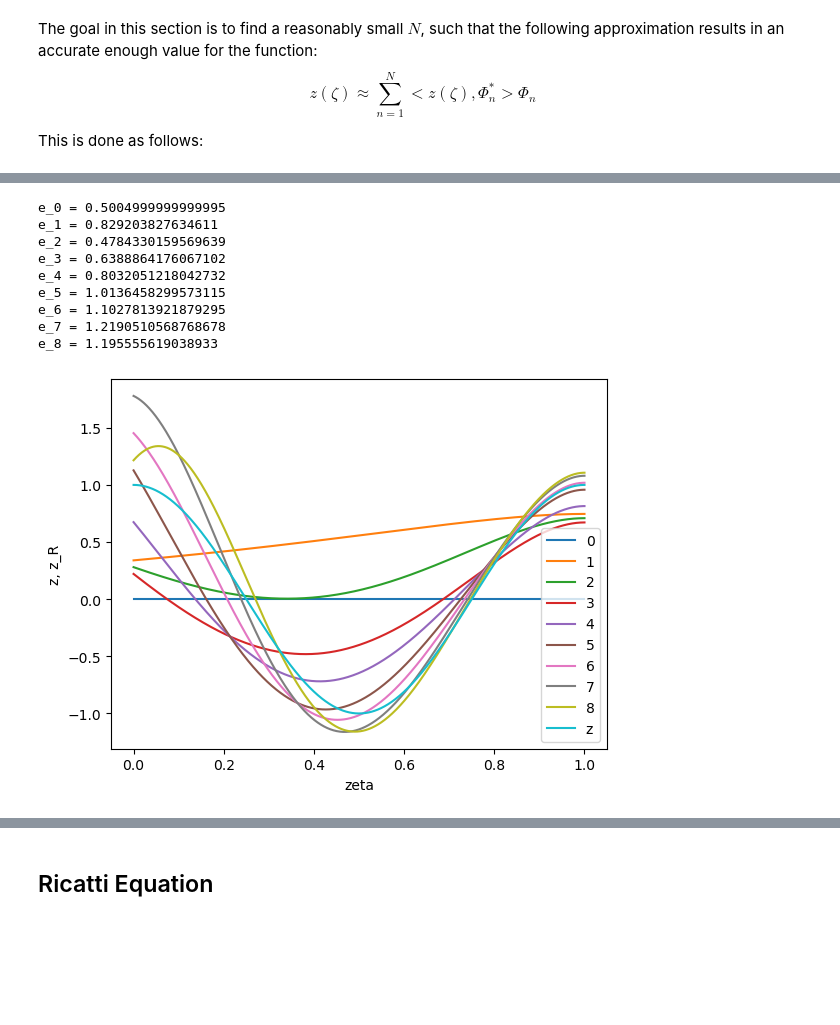
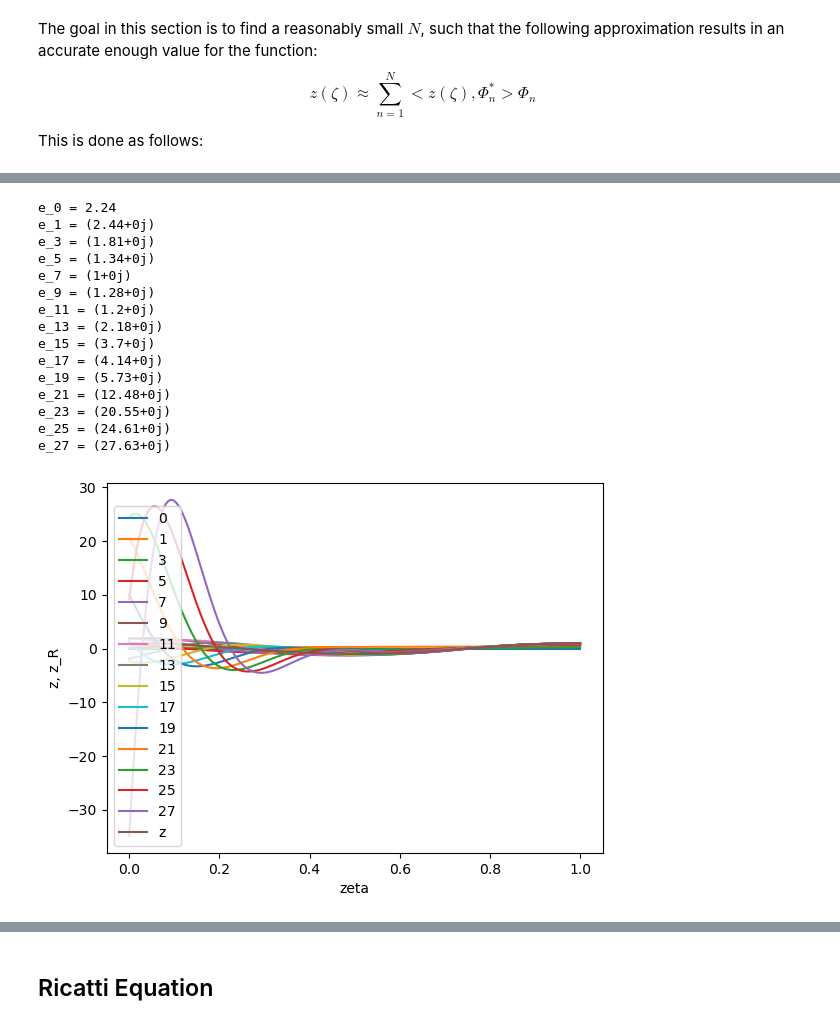
Before and after one commit to behradmoadeli/pfr_isothermal_recycle_delay_optimal, a Jupyter notebook: reports/BehradPaper.ipynb, the cells around one changed output, grey strips where cells are left out. Drawn from its saved outputs; the diff is of its cells as text; code cells hidden in the pictures; blank space fills up the shorter version.

Commit message:
fixed arbit_fun_2

```diff
--- a/reports/BehradPaper.ipynb
+++ b/reports/BehradPaper.ipynb
@@ -297,7 +297,7 @@ df, label, metadata = plot_single_df(
         path, filter=True,
         real_lower_bound=-25, real_upper_bound=10, imag_lower_bound=-100, imag_upper_bound=100
 )
-n_lambdas = 9
+n_lambdas = 29
 display(df.head(n_lambdas))
 # %% [output]
 [figure]
@@ -576,0 +652,19 @@ This is done as follows:
+# %%
+x = np.linspace(0,1,1000)
+s = [np.zeros_like(x)]
+e=[]
+for n,l in enumerate(lambdas):
+    y = quad(eig_fun_mul_2,0,1,args=(default_pars, l, normal_coefs[n]),complex_func=True)[0]
+    s.append(s[n] + y * eig_fun_2(x,default_pars, l, normal_coefs[n]))
+    err = np.sqrt(sum((s[n] - arbit_fun_2(x, default_pars))**2))/1000
+    if np.mod(n,2) == 1 or n == 0:
+        e.append(err)
+        print(f'e_{n} = {e[-1]}')
+
+    # if n > 0 and n < 10:
+    #     plt.plot(x, s[n], label=n)
+
+plt.plot(range(1, len(e)+1),e)
+# plt.plot(x,arbit_fun_2(x, default_pars), label='z')
+plt.legend()
+plt.show()
@@ -577,31 +689,36 @@ This is done as follows:
 # %%
 x = np.linspace(0,1,1000)
 s = [np.zeros_like(x)]
 e=[]
 for n,l in enumerate(lambdas):
     y = quad(eig_fun_mul_2,0,1,args=(default_pars, l, normal_coefs[n]),complex_func=True)[0]
     s.append(s[n] + y * eig_fun_1(x,default_pars, l, normal_coefs[n]))
-    err = sum((abs(s[n]) - arbit_fun_1(x, default_pars))**2)/1000
-    print(f'e_{n} = {err}')
-    e.append(err)
-    # if np.mod(n,2) == 0 and n > 0:
-    # if n > 0 and n < 10:
-    plt.plot(x, np.real(s[n]), label=n)
+    err = np.sqrt(sum((s[n] - arbit_fun_1(x, default_pars))**2))/1000
+    if np.mod(n,2) == 1 or n == 0:
+        print(f'e_{n} = {np.round(err*100, 2)}')
+        e.append(err)
+        plt.plot(x, np.real(s[n]), label=n)
 
 # plt.plot(e)
 plt.plot(x,np.real(arbit_fun_1(x, default_pars)), label='z')
 plt.xlabel('zeta')
 plt.ylabel('z, z_R')
 plt.legend()
 plt.show()
 # %% [output]
-e_0 = 0.5004999999999995
-e_1 = 0.829203827634611
-e_2 = 0.4784330159569639
-e_3 = 0.6388864176067102
-e_4 = 0.8032051218042732
-e_5 = 1.0136458299573115
-e_6 = 1.1027813921879295
-e_7 = 1.2190510568768678
-e_8 = 1.195555619038933
+e_0 = 2.24
+e_1 = (2.44+0j)
+e_3 = (1.81+0j)
+e_5 = (1.34+0j)
+e_7 = (1+0j)
+e_9 = (1.28+0j)
+e_11 = (1.2+0j)
+e_13 = (2.18+0j)
+e_15 = (3.7+0j)
+e_17 = (4.14+0j)
+e_19 = (5.73+0j)
+e_21 = (12.48+0j)
+e_23 = (20.55+0j)
+e_25 = (24.61+0j)
+e_27 = (27.63+0j)
-[figure, old version]
+[figure, new version]
```
Also changed, not shown: parts of 11 cells of this notebook, 1 other file.
